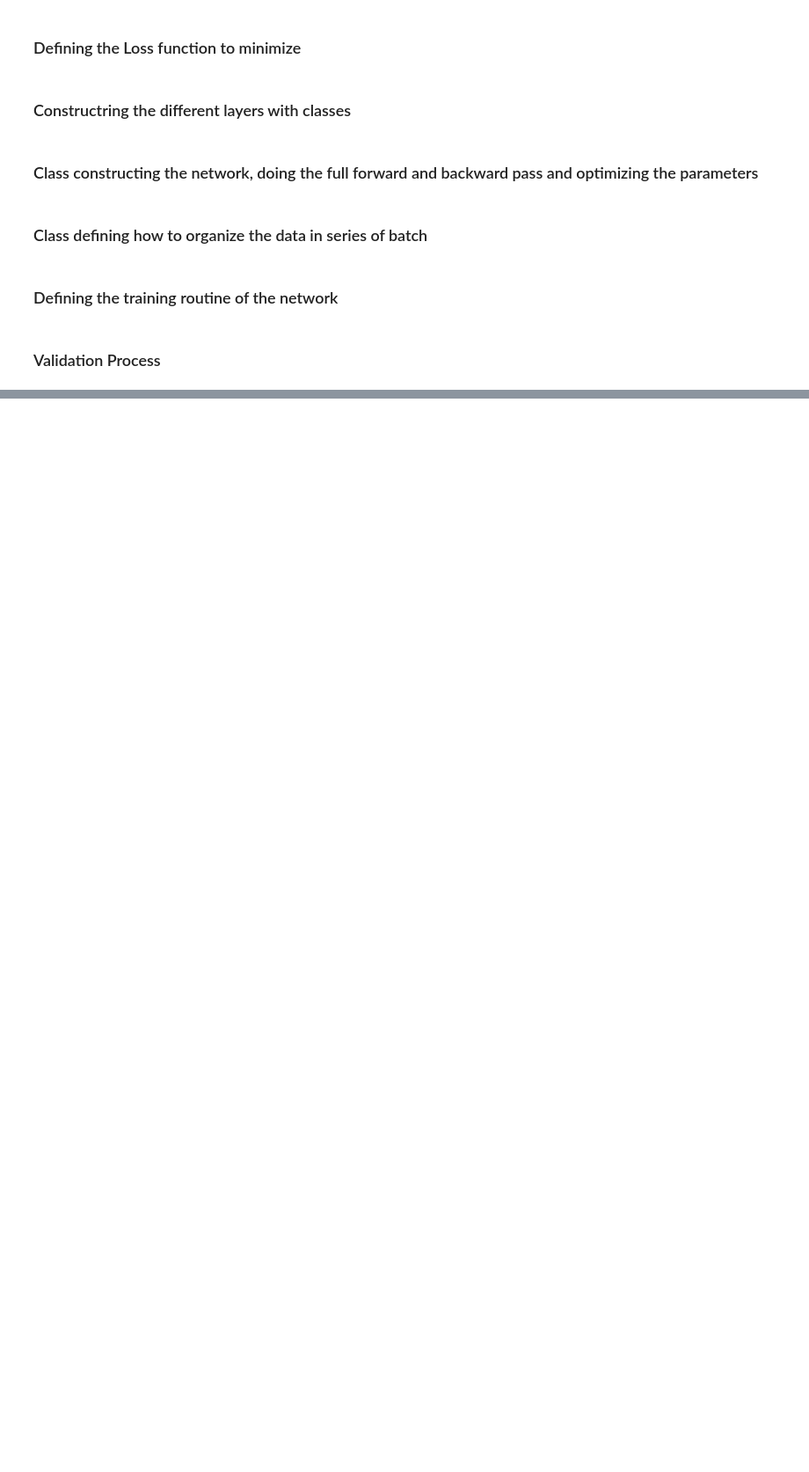
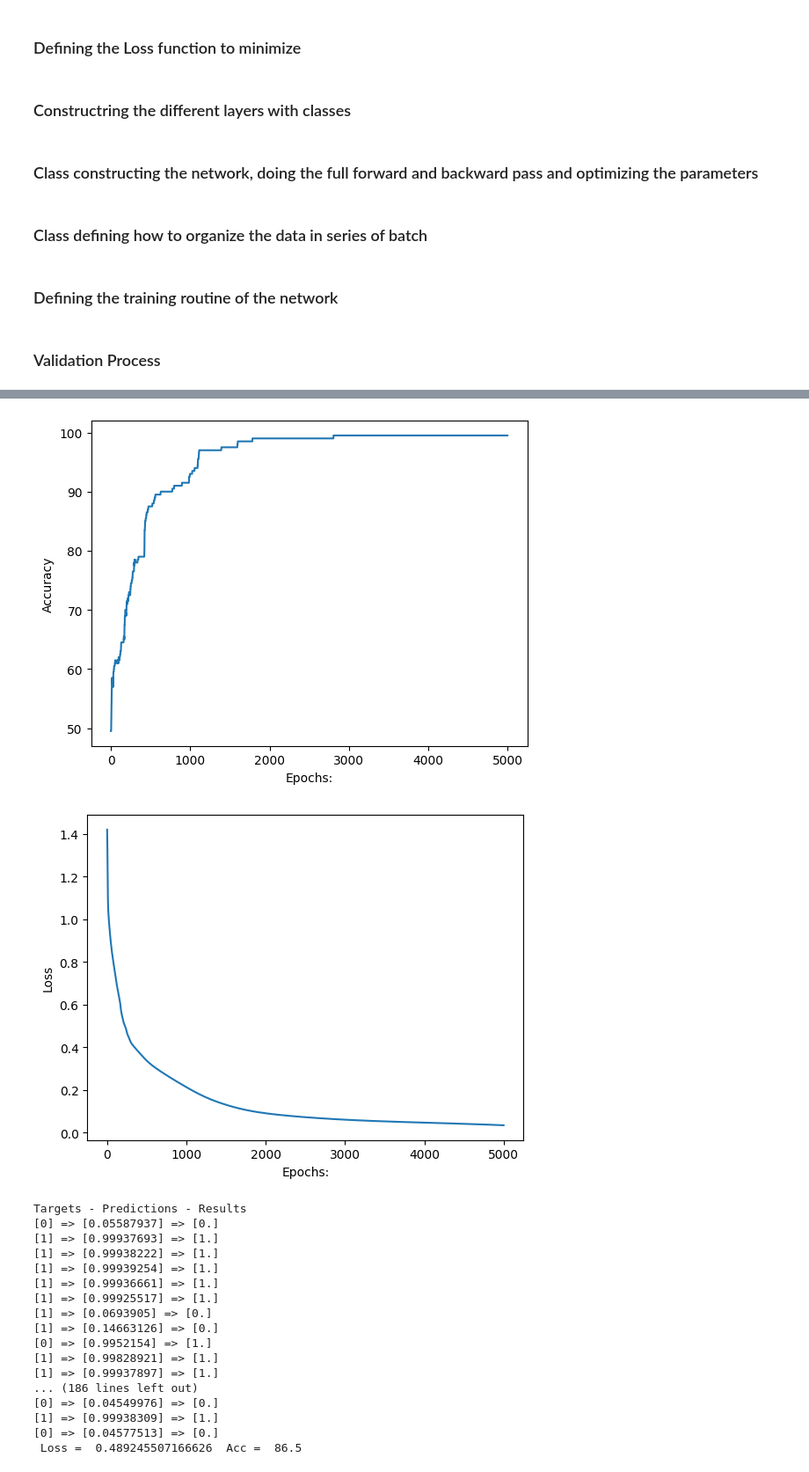
Before and after one commit to Cyrjl/Make-of-neural-network-with-numpy, a Jupyter notebook: Test_NeuralNet.ipynb, the cells around one changed output, grey strips where cells are left out. Shown at 88% size. Saved outputs shown, nothing was run; the diff lists cells and outputs as text; code cells hidden in the pictures; blank space fills up the shorter version.

```diff
--- a/Test_NeuralNet.ipynb
+++ b/Test_NeuralNet.ipynb
@@ -307,18 +323,26 @@ def validate(net: NeuralNet, inputs: Tensor, targets: Tensor,
 
     if UseBatch == True:
 
+        Predicted_list: Sequence =[]
+
         for batch in iterator(inputs, targets):
 
             Batch_loss : Sequence = []
             Batch_acc : Sequence = []
 
             predicted = net.forward(batch[0])
+            for i in predicted:
+                    Predicted_list.append(i)
 
             Batch_loss.append(loss.loss(predicted, batch[1]))
             Batch_acc.append(np.mean(predicted.round()==batch[1]) * 100)
 
         val_loss = np.mean(Batch_loss)
         val_acc = np.mean(Batch_acc)
+
+        print("Targets - Predictions - Results")
+        for y, z in zip(targets, Predicted_list):
+            print(f'{y} => {z} => {z.round()}')
 
     else:
 
@@ -327,10 +351,9 @@ def validate(net: NeuralNet, inputs: Tensor, targets: Tensor,
         val_loss = loss.loss(predicted, targets)
         val_acc = np.mean(predicted.round()==targets) * 100
 
+        print("Targets - Predictions - Results")
+        for y, z in zip(targets, predicted):
+                print(f'{y} => {z} => {z.round()}')
 
     print(" Loss = ", val_loss," Acc = ", val_acc)
-
-    print("Targets - Predictions - Results")
-    for y, z in zip(targets, predicted):
-        print(f'{y} => {z} => {z.round()}')
 # %%
@@ -437,0 +444,20 @@ Targets - Predictions - Results
+# %%
+net2 = NeuralNet([
+    Linear(input_size=12, output_size=4, Seed=seed_value),
+    Activation(tanh, tanh_prime),
+    Linear(input_size=4, output_size=6, Seed=seed_value),
+    Activation(tanh, tanh_prime),
+    Linear(input_size=6, output_size=6, Seed=seed_value),
+    Activation(tanh, tanh_prime),
+    Linear(input_size=6, output_size=4, Seed=seed_value),
+    Activation(tanh, tanh_prime),
+    Linear(input_size=4, output_size=1, Seed=seed_value),
+    Activation(sigmoid, sigmoid_prime),
+])
+
+train(net2, inputs=dataset1_train.values, targets=bin_labels_train, loss=BinCrossEntropy(),
+      UseBatch=batch_value, iterator=BatchIterator(batch_size=batch_num, shuffle=shuffle_value), num_epochs=5000)
+
+validate(net2, inputs=dataset1_validation.values, targets=bin_labels_validation, loss=BinCrossEntropy(),
+         UseBatch=batch_value, iterator=BatchIterator(batch_size=batch_num, shuffle=shuffle_value))
+# %% [output]
@@ -437,0 +481,19 @@ Targets - Predictions - Results
+[figure, added]
+[figure, added]
+Targets - Predictions - Results
+[0] => [0.05587937] => [0.]
+[1] => [0.99937693] => [1.]
+[1] => [0.99938222] => [1.]
+[1] => [0.99939254] => [1.]
+[1] => [0.99936661] => [1.]
+[1] => [0.99925517] => [1.]
+[1] => [0.0693905] => [0.]
+[1] => [0.14663126] => [0.]
+[0] => [0.9952154] => [1.]
+[1] => [0.99828921] => [1.]
+[1] => [0.99937897] => [1.]
+... (186 lines left out)
+[0] => [0.04549976] => [0.]
+[1] => [0.99938309] => [1.]
+[0] => [0.04577513] => [0.]
+ Loss =  0.489245507166626  Acc =  86.5
```
Also changed, not shown: parts of 6 cells of this notebook, 1 other file.
